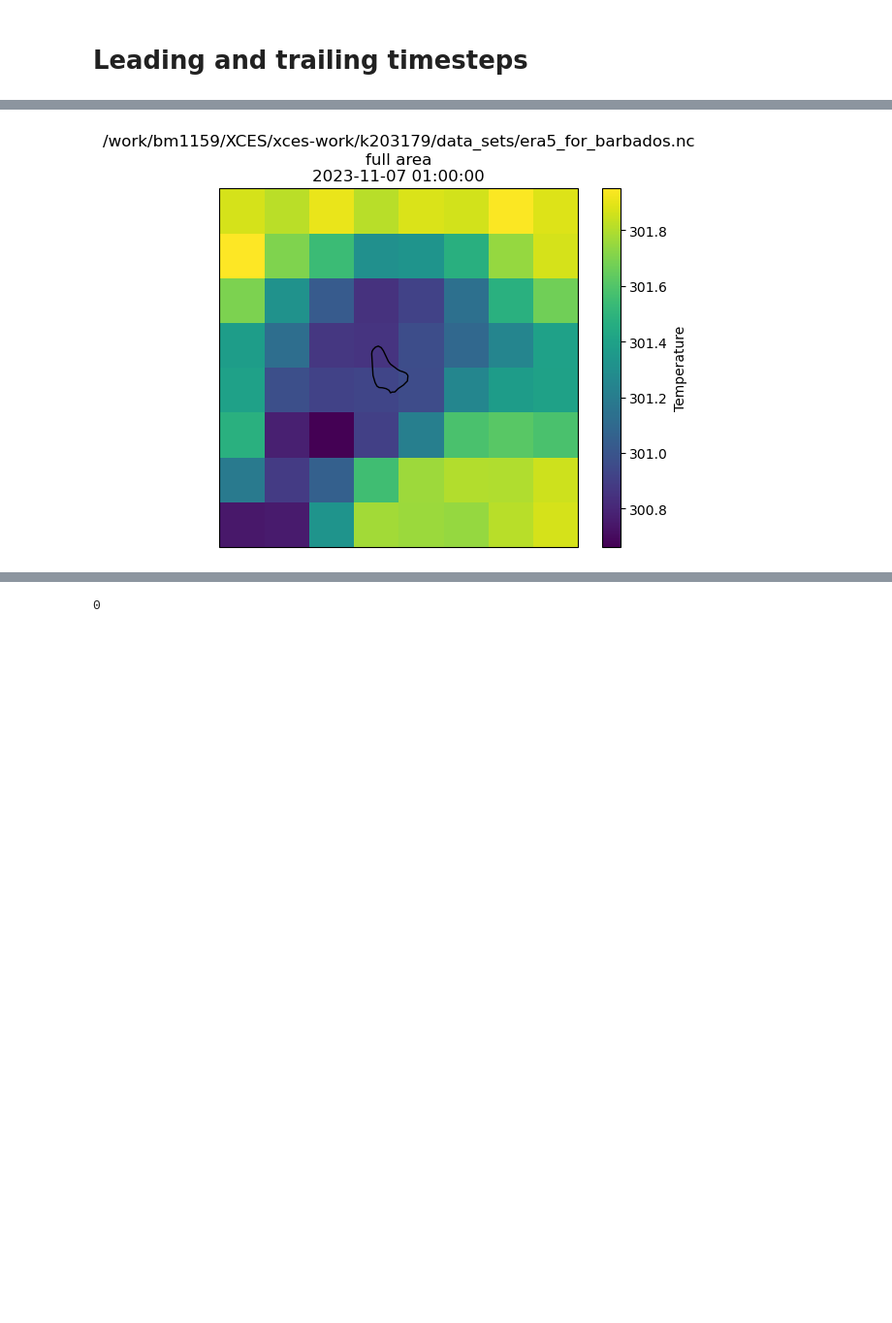
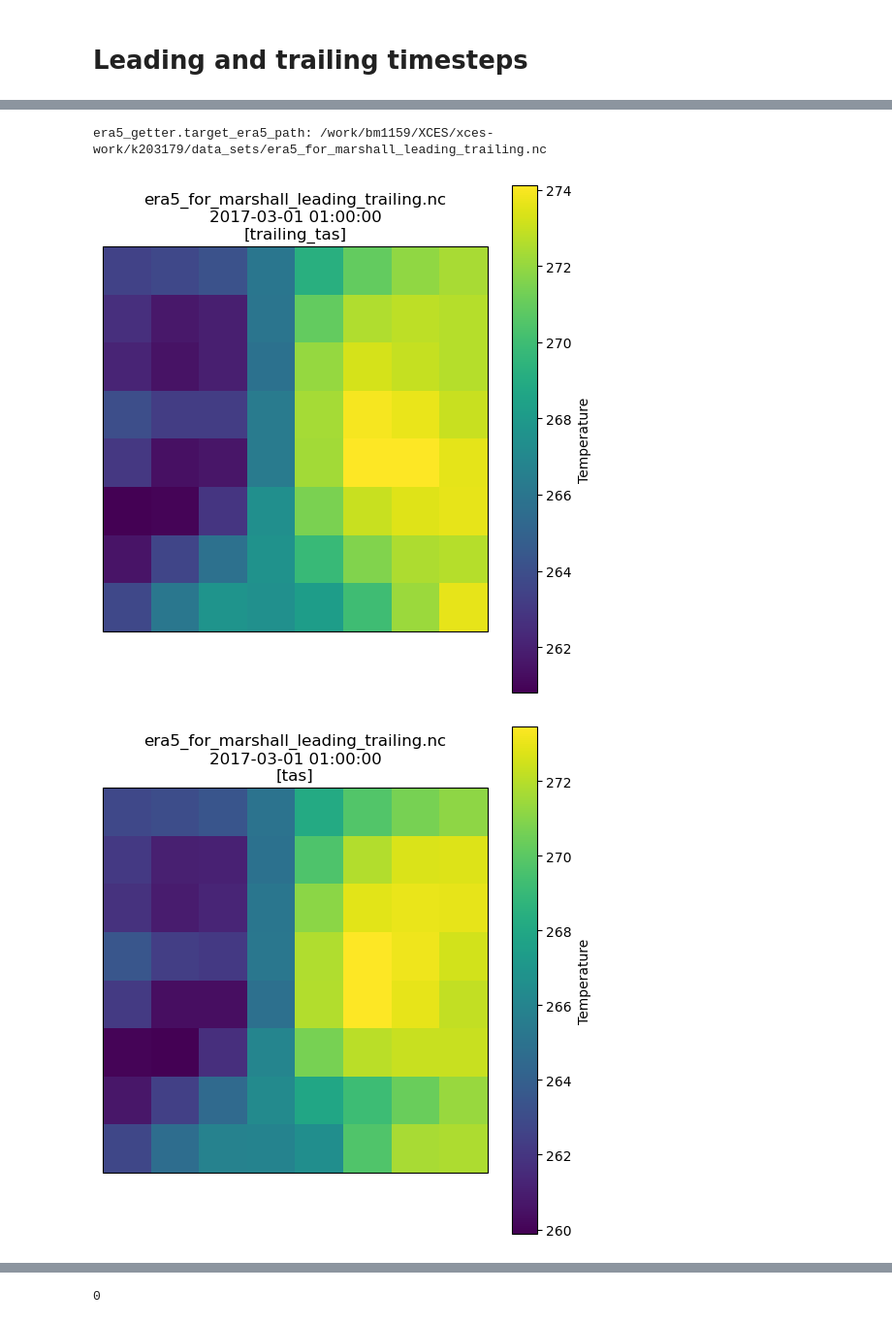
Before and after one commit to TimoWacke/BachelorThesis, a Jupyter notebook: station_reconstruct/execute_station_preparation.ipynb, the cells around one changed output, grey strips where cells are left out. Shown at 97% size. Saved outputs shown, nothing was run; the diff lists cells and outputs as text; code cells hidden in the pictures; blank space fills up the shorter version.

```diff
--- a/station_reconstruct/execute_station_preparation.ipynb
+++ b/station_reconstruct/execute_station_preparation.ipynb
@@ -5,8 +5,8 @@ from create_training_sets import TrainingsFilePair
 # %% [markdown]
 Process .dat files to create .nc files for the station
 # %%
-station_name = "Soltau"
-test_year = 2019
+station_name = "Marshall"
+test_year = 2021
 
 import os
 # if in station_data_as_nc folder there is no file with the name of the station, create one
@@ -103,9 +166,15 @@ era5_getter.merge_era5_files()
+# %%
+era5_getter.target_era5_path = era5_leading_trailing_path
+print(f"era5_getter.target_era5_path: {era5_getter.target_era5_path}")
+# %% [output]
+era5_getter.target_era5_path: /work/bm1159/XCES/xces-work/k203179/data_sets/era5_for_marshall_leading_trailing.nc
 # %%
 from utils import DataSet, DatasetPlotter
-era5_with_time_context = DataSet(era5_getter.target_temp_era5_path)
+era5_merged = DataSet(era5_getter.target_era5_path)
 
-plotter = DatasetPlotter(era5_with_time_context)
-plotter.generate_time_index_list(1)
-plotter.plot()
+plotter = DatasetPlotter(era5_merged)
+plotter.time_index_list = [0]
+plotter.plot(["trailing_tas", "tas", "leading_tas"])
 # %% [output]
-[figure, old version]
+[figure, new version]
+[figure, added]
```
Also changed, not shown: parts of 16 cells of this notebook, 12 other files.
